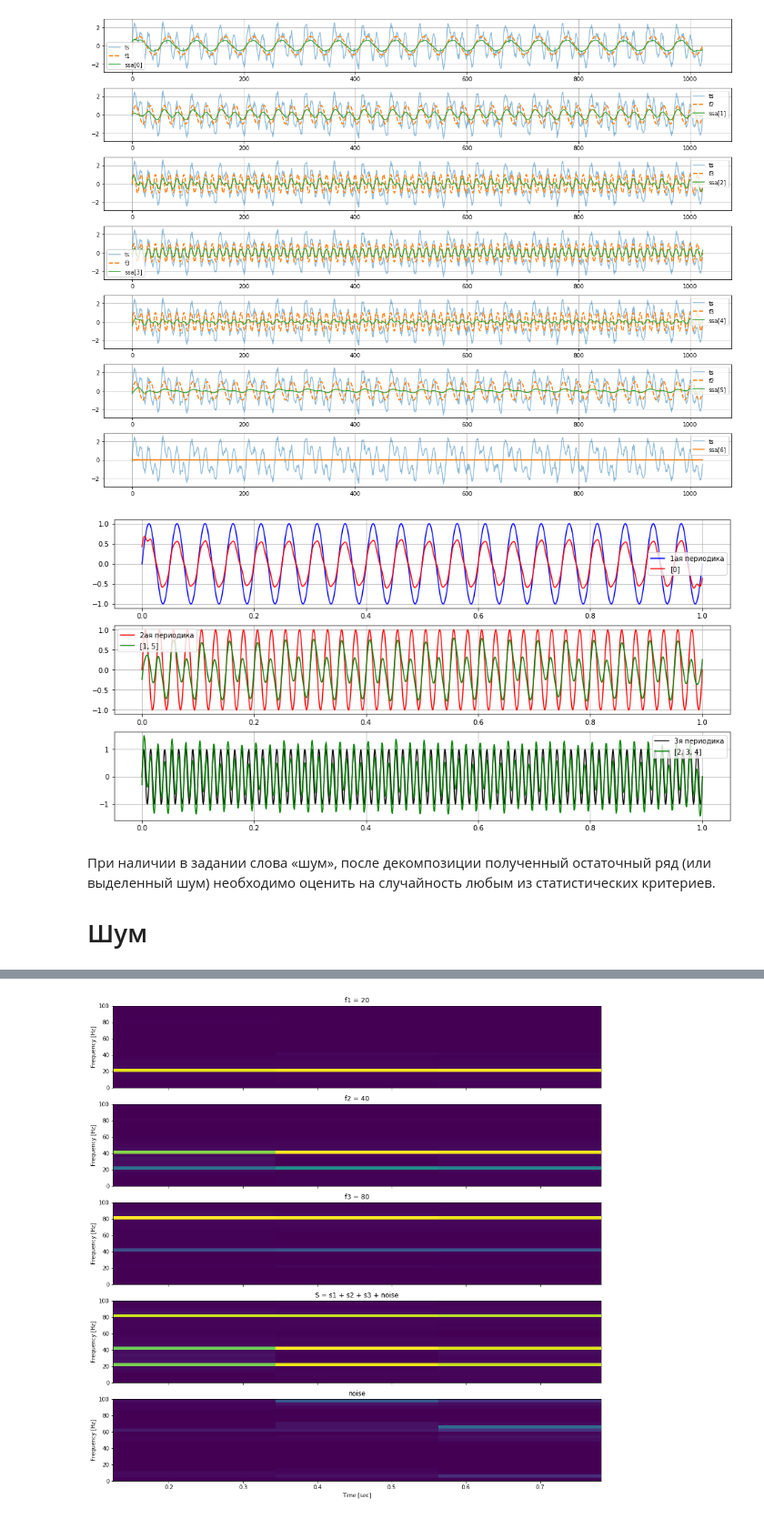
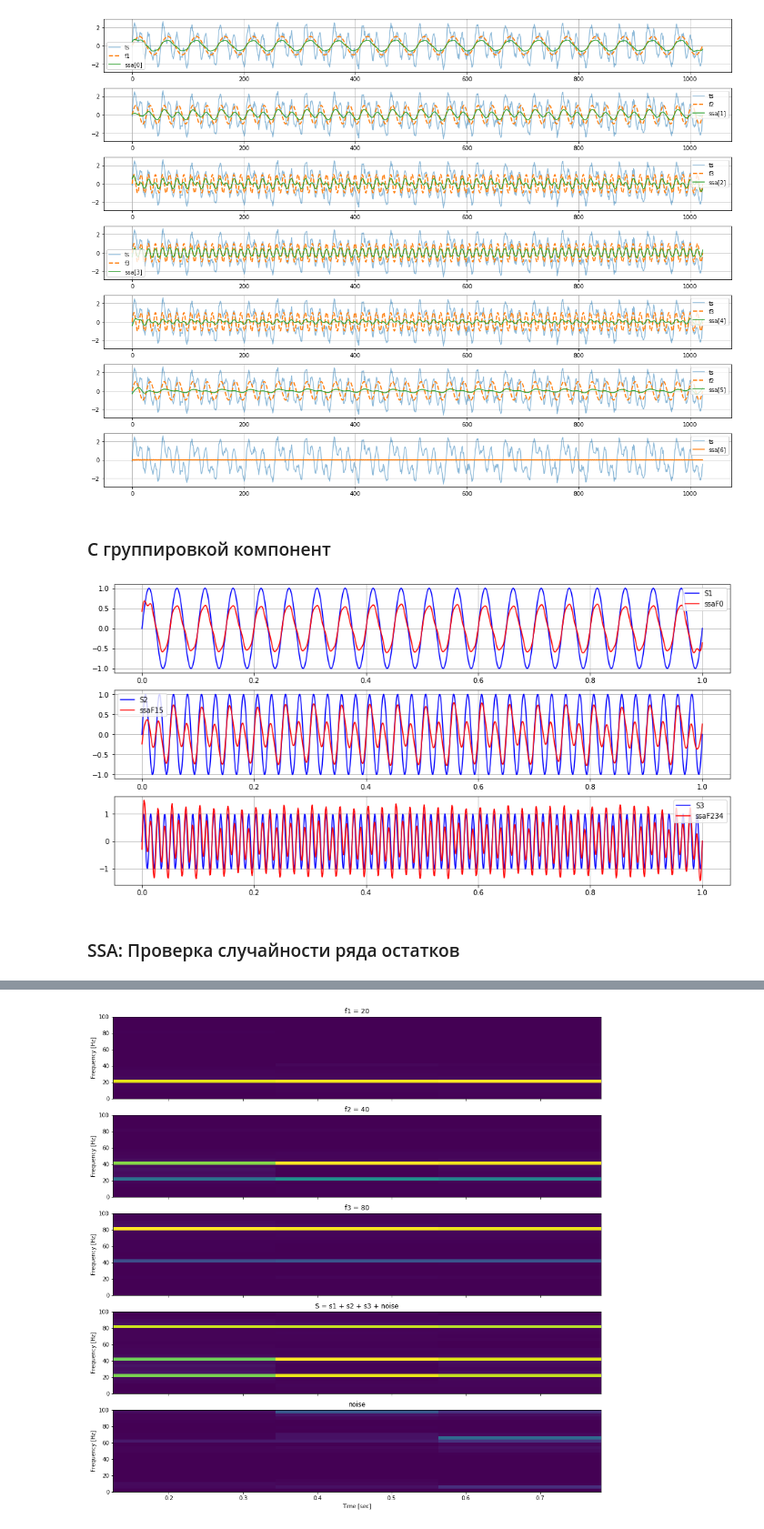
Before and after one commit to euloo/time-series, a Jupyter notebook: 9-timeSeries-0.ipynb, the cells around one changed output, grey strips where cells are left out. Shown at 91% size. Saved outputs shown, nothing was run; the diff lists cells and outputs as text; code cells hidden in the pictures.

```diff
--- a/9-timeSeries-0.ipynb
+++ b/9-timeSeries-0.ipynb
@@ -187,5 +266,5 @@ plt.show()
 # %%
-L = 39#41
+L = L1 #39
 # %%
 A, U, V = SSA_modes(S, L)
 # %%
@@ -253,54 +334,40 @@ ax[5].plot(range(1024), S2, ls = '--', lw = 2, label = 'f2')
 ax[5].plot(ssaF5, label = 'ssa[5]')
 
 ax[6].plot(S, label = 'ts', alpha=0.5)
-#ax[6].plot(range(1024), S2, ls = '--', lw = 2, label = 'f2')
 ax[6].plot(ssaF6, label = 'ssa[6]')
 
-ax[0].grid()
-ax[1].grid()
-ax[2].grid()
-ax[3].grid()
-ax[4].grid()
-ax[5].grid()
-ax[6].grid()
 
-ax[0].legend()
-ax[1].legend()
-ax[2].legend()
-ax[3].legend()
-ax[4].legend()
-ax[5].legend()
-ax[6].legend()
+
+for a in ax.flat:
+    a.grid()
+    a.legend()
+
+
 
 plt.tight_layout()
 plt.show()
 # %% [output]
 [figure]
+# %% [markdown]
+### С группировкой компонент
 # %%
 fig, ax = plt.subplots(3, 1, figsize=(16, 8))
-ax[0].plot(t, S1, 'b')
-ax[0].plot(t, ssaF0, 'r')
+ax[0].plot(t, S1, 'b', label='S1')
+ax[0].plot(t, ssaF0, 'r', label='ssaF0')
 
-ax[1].plot(t, S2, 'r')
-ax[1].plot(t, ssaF15, 'g')
+ax[1].plot(t, S2, 'b', label='S2')
+ax[1].plot(t, ssaF15, 'r', label='ssaF15')
 
-ax[2].plot(t, S3, 'k')
-ax[2].plot(t, ssaF234, 'g')
+ax[2].plot(t, S3, 'b', label='S3')
+ax[2].plot(t, ssaF234, 'r', label='ssaF234')
 
-ax[0].grid()
-ax[1].grid()
-ax[2].grid()
-
-ax[0].legend(["1ая периодика", "[0]"])
-ax[1].legend(["2ая периодика", "[1, 5]"])
-ax[2].legend(["3я периодика", "[2, 3, 4]"])
+for a in ax.flat:
+    a.grid()
+    a.legend()
 plt.show()
 # %% [output]
-[figure, old version]
+[figure, new version]
-# %% [markdown]
-При наличии в задании слова «шум», после декомпозиции полученный
-остаточный ряд (или выделенный шум) необходимо оценить на случайность
-любым из статистических критериев.
-# Шум
+# %% [markdown]
+### SSA: Проверка случайности ряда остатков
 # %%
 noiseSSA = S - ssaF0  - ssaF234 - ssaF15
```
Also changed, not shown: parts of 56 cells of this notebook, 1 other file.
